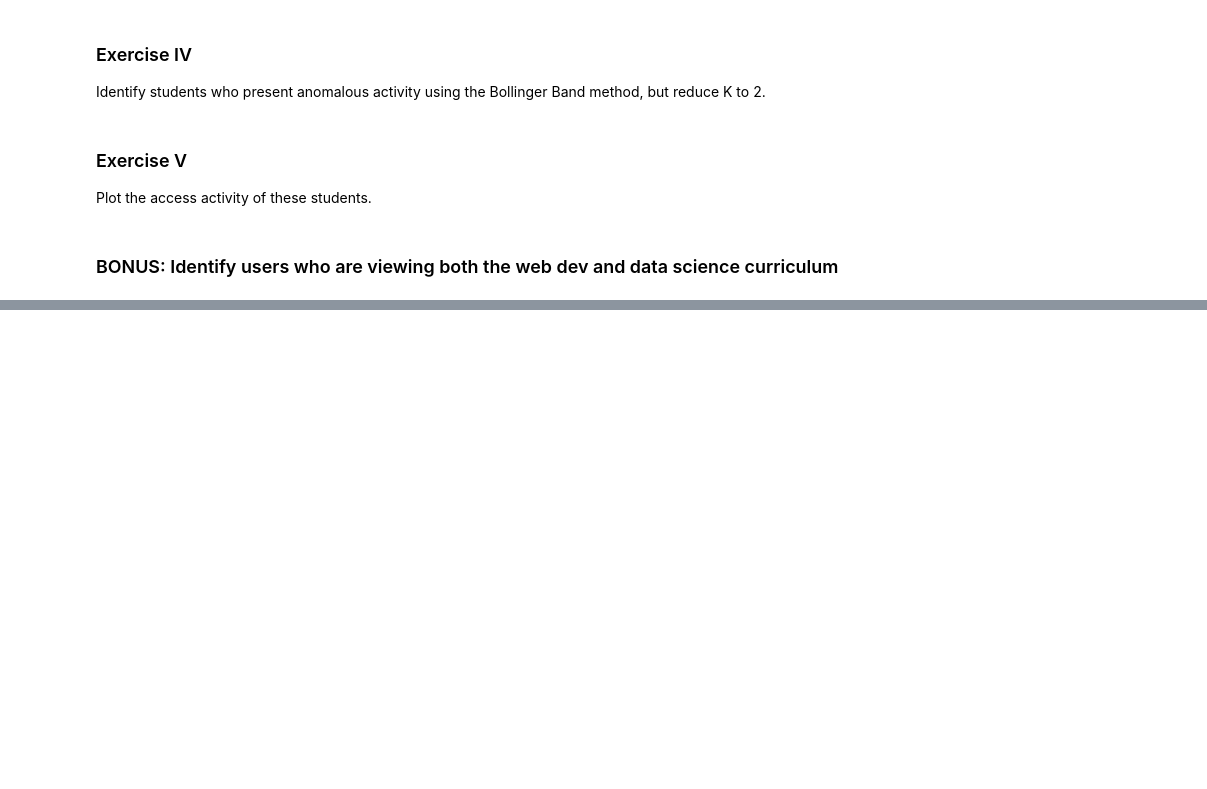
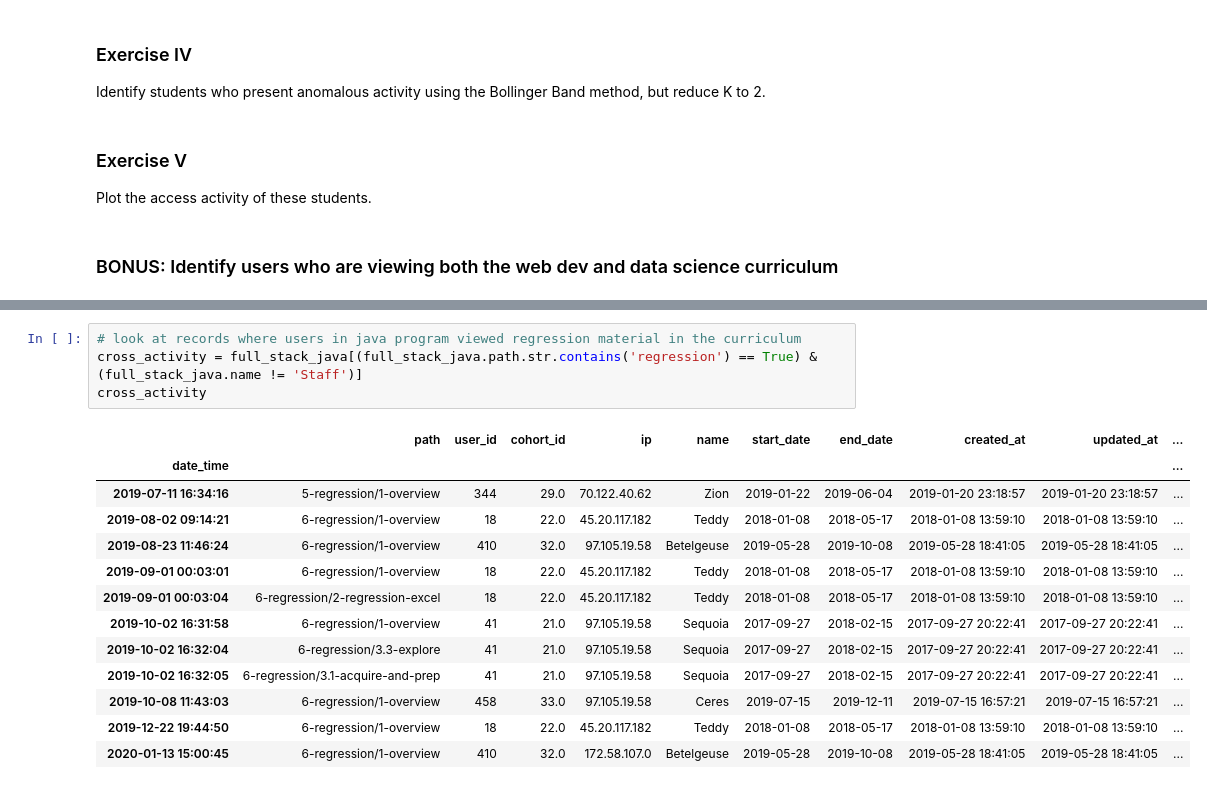
Before and after one commit to masonsherbondy/anomaly-detection-exercises, a Jupyter notebook: time_series_anomaly_detection.ipynb, the cells around one changed output, grey strips where cells are left out. Drawn from its saved outputs; the diff is of its cells as text; blank space fills up the shorter version.

```diff
--- a/time_series_anomaly_detection.ipynb
+++ b/time_series_anomaly_detection.ipynb
@@ -253,0 +354,18 @@ Plot the access activity of these students.
+# %%
+# look at records where users in java program viewed regression material in the curriculum
+cross_activity = full_stack_java[(full_stack_java.path.str.contains('regression') == True) & (full_stack_java.name != 'Staff')]
+cross_activity
+# %% [output]
+|  | path | user_id | cohort_id | ip | name | start_date | end_date | created_at | updated_at | ... |
+| date_time |  |  |  |  |  |  |  |  |  | ... |
+| 2019-07-11 16:34:16 | 5-regression/1-overview | 344 | 29.0 | 70.122.40.62 | Zion | 2019-01-22 | 2019-06-04 | 2019-01-20 23:18:57 | 2019-01-20 23:18:57 | ... |
+| 2019-08-02 09:14:21 | 6-regression/1-overview | 18 | 22.0 | 45.20.117.182 | Teddy | 2018-01-08 | 2018-05-17 | 2018-01-08 13:59:10 | 2018-01-08 13:59:10 | ... |
+| 2019-08-23 11:46:24 | 6-regression/1-overview | 410 | 32.0 | 97.105.19.58 | Betelgeuse | 2019-05-28 | 2019-10-08 | 2019-05-28 18:41:05 | 2019-05-28 18:41:05 | ... |
+| 2019-09-01 00:03:01 | 6-regression/1-overview | 18 | 22.0 | 45.20.117.182 | Teddy | 2018-01-08 | 2018-05-17 | 2018-01-08 13:59:10 | 2018-01-08 13:59:10 | ... |
+| 2019-09-01 00:03:04 | 6-regression/2-regression-excel | 18 | 22.0 | 45.20.117.182 | Teddy | 2018-01-08 | 2018-05-17 | 2018-01-08 13:59:10 | 2018-01-08 13:59:10 | ... |
+| 2019-10-02 16:31:58 | 6-regression/1-overview | 41 | 21.0 | 97.105.19.58 | Sequoia | 2017-09-27 | 2018-02-15 | 2017-09-27 20:22:41 | 2017-09-27 20:22:41 | ... |
+| 2019-10-02 16:32:04 | 6-regression/3.3-explore | 41 | 21.0 | 97.105.19.58 | Sequoia | 2017-09-27 | 2018-02-15 | 2017-09-27 20:22:41 | 2017-09-27 20:22:41 | ... |
+| 2019-10-02 16:32:05 | 6-regression/3.1-acquire-and-prep | 41 | 21.0 | 97.105.19.58 | Sequoia | 2017-09-27 | 2018-02-15 | 2017-09-27 20:22:41 | 2017-09-27 20:22:41 | ... |
+| 2019-10-08 11:43:03 | 6-regression/1-overview | 458 | 33.0 | 97.105.19.58 | Ceres | 2019-07-15 | 2019-12-11 | 2019-07-15 16:57:21 | 2019-07-15 16:57:21 | ... |
+| 2019-12-22 19:44:50 | 6-regression/1-overview | 18 | 22.0 | 45.20.117.182 | Teddy | 2018-01-08 | 2018-05-17 | 2018-01-08 13:59:10 | 2018-01-08 13:59:10 | ... |
+| 2020-01-13 15:00:45 | 6-regression/1-overview | 410 | 32.0 | 172.58.107.0 | Betelgeuse | 2019-05-28 | 2019-10-08 | 2019-05-28 18:41:05 | 2019-05-28 18:41:05 | ... |
```
Also changed, not shown: parts of 18 cells of this notebook.
